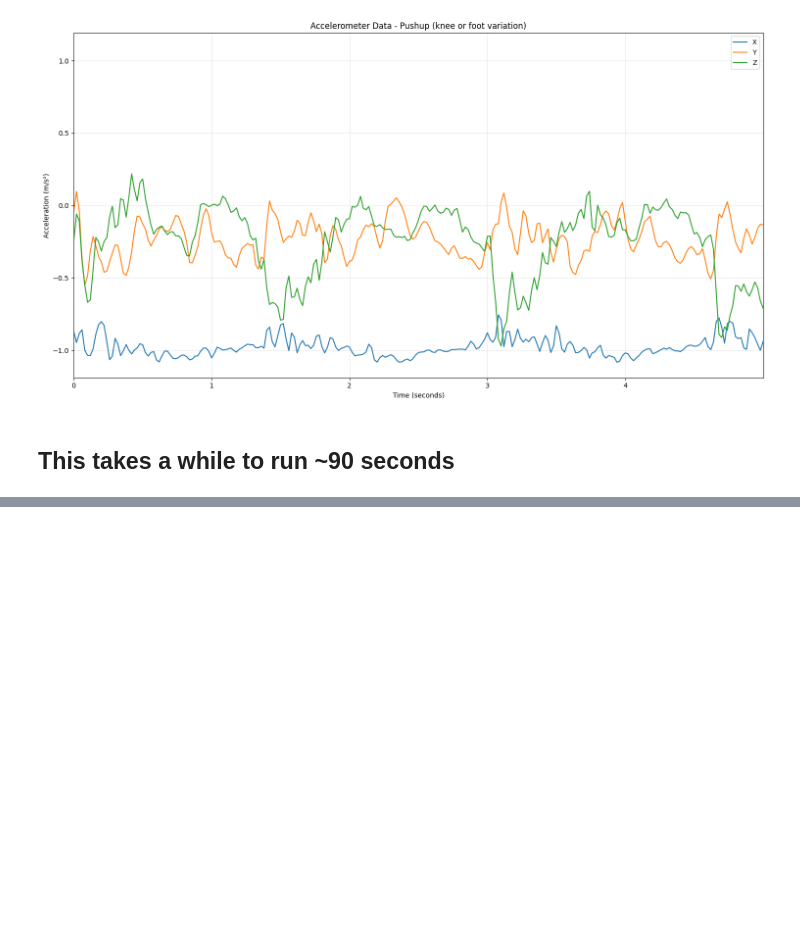
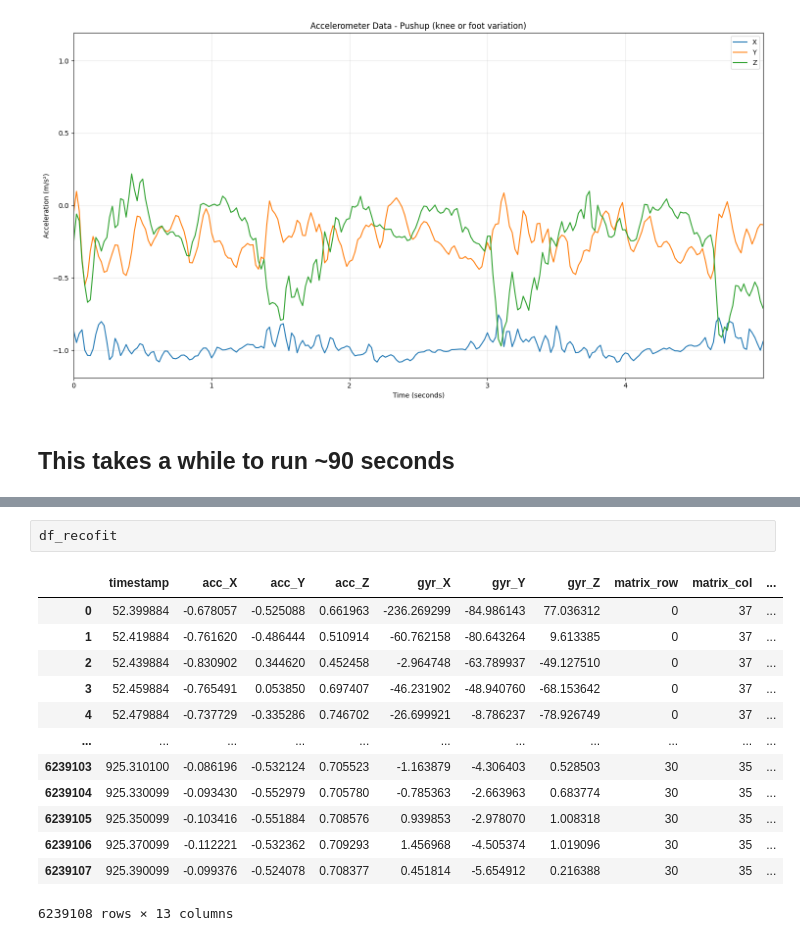
Before and after one commit to Djai284/smartwatch-activity-recognition, a Jupyter notebook: recofit/preprocessing.ipynb, the cells around one changed output, grey strips where cells are left out. Drawn from its saved outputs; the diff is of its cells as text; blank space fills up the shorter version.

Commit message:
added recofit dataframe with updated activity names

```diff
--- a/recofit/preprocessing.ipynb
+++ b/recofit/preprocessing.ipynb
@@ -640,0 +747,16 @@ Lawnmower (label spans both arms)                    391.731769
+# %%
+df_recofit
+# %% [output]
+|  | timestamp | acc_X | acc_Y | acc_Z | gyr_X | gyr_Y | gyr_Z | matrix_row | matrix_col | ... |
+| 0 | 52.399884 | -0.678057 | -0.525088 | 0.661963 | -236.269299 | -84.986143 | 77.036312 | 0 | 37 | ... |
+| 1 | 52.419884 | -0.761620 | -0.486444 | 0.510914 | -60.762158 | -80.643264 | 9.613385 | 0 | 37 | ... |
+| 2 | 52.439884 | -0.830902 | 0.344620 | 0.452458 | -2.964748 | -63.789937 | -49.127510 | 0 | 37 | ... |
+| 3 | 52.459884 | -0.765491 | 0.053850 | 0.697407 | -46.231902 | -48.940760 | -68.153642 | 0 | 37 | ... |
+| 4 | 52.479884 | -0.737729 | -0.335286 | 0.746702 | -26.699921 | -8.786237 | -78.926749 | 0 | 37 | ... |
+| ... | ... | ... | ... | ... | ... | ... | ... | ... | ... | ... |
+| 6239103 | 925.310100 | -0.086196 | -0.532124 | 0.705523 | -1.163879 | -4.306403 | 0.528503 | 30 | 35 | ... |
+| 6239104 | 925.330099 | -0.093430 | -0.552979 | 0.705780 | -0.785363 | -2.663963 | 0.683774 | 30 | 35 | ... |
+| 6239105 | 925.350099 | -0.103416 | -0.551884 | 0.708576 | 0.939853 | -2.978070 | 1.008318 | 30 | 35 | ... |
+| 6239106 | 925.370099 | -0.112221 | -0.532362 | 0.709293 | 1.456968 | -4.505374 | 1.019096 | 30 | 35 | ... |
+| 6239107 | 925.390099 | -0.099376 | -0.524078 | 0.708377 | 0.451814 | -5.654912 | 0.216388 | 30 | 35 | ... |
+6239108 rows × 13 columns
```
Also changed, not shown: parts of 5 cells of this notebook.
